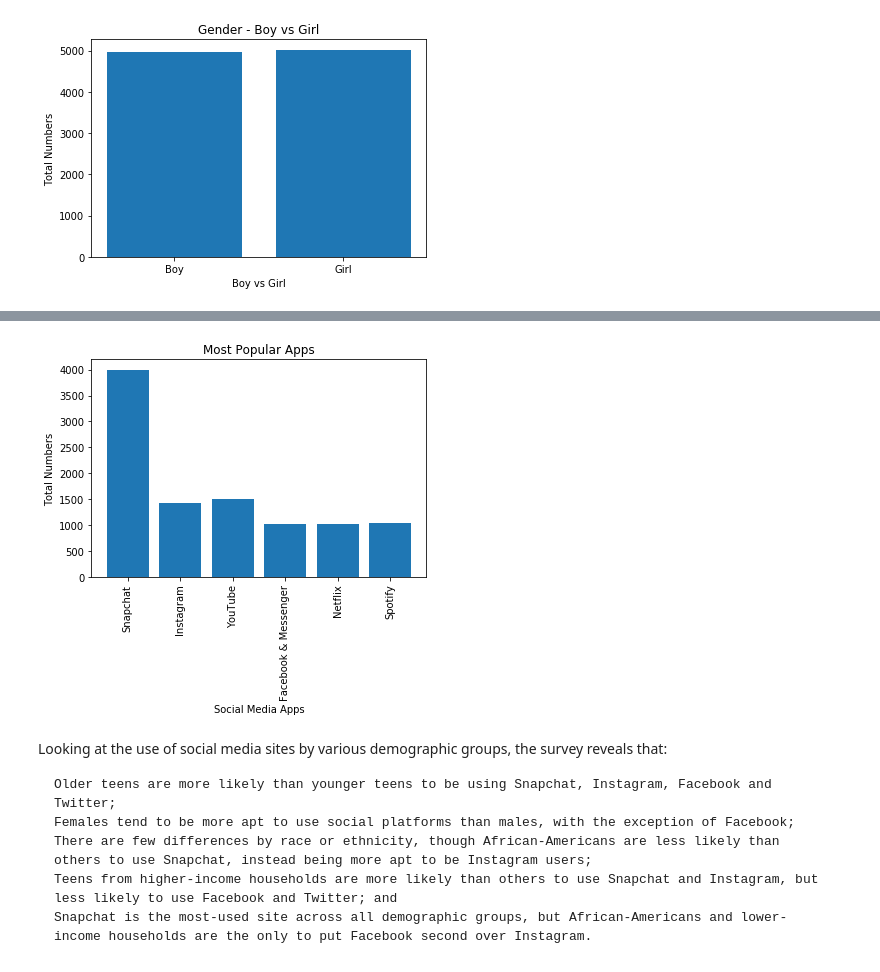
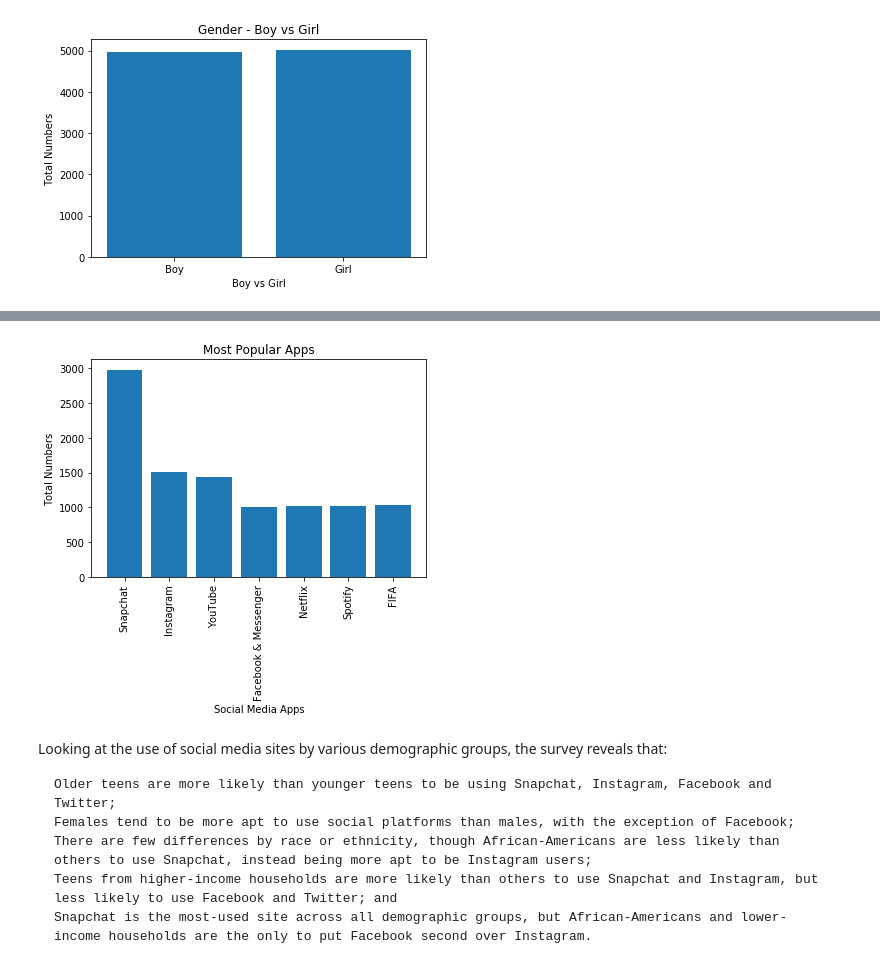
Before and after one commit to HenkT28/Programming_For_Data_Analysis_Project, a Jupyter notebook: Programming_For_Data_Analysis_Project.ipynb, the cells around one changed output, grey strips where cells are left out. Saved outputs shown, nothing was run; the diff lists cells and outputs as text; code cells hidden in the pictures.

Commit message:
Added few more plots.

```diff
--- a/Programming_For_Data_Analysis_Project.ipynb
+++ b/Programming_For_Data_Analysis_Project.ipynb
@@ -747,26 +852,26 @@ Number of unique values in the App array:
 # %%
 # Create Apps list - 6 Apps
 # number_apps = [393, 146, 154, 105, 103,  99]
 # number_apps = [71, 50, 47, 33, 25, 24]
-number_apps = [3998, 1430, 1502, 1015, 1016, 1039]
+number_apps = [2982, 1503, 1441, 1004, 1015, 1016, 1039]
 
 # Order of operations
-barchart_names = ('Snapchat', 'Instagram', 'YouTube', 'Facebook & Messenger', 'Netflix', 'Spotify')
+barchart_names = ('Snapchat', 'Instagram', 'YouTube', 'Facebook & Messenger', 'Netflix', 'Spotify', 'FIFA')
 
 # Create bar names
 y_pos = np.arange(len(barchart_names))
 plt.bar(y_pos, number_apps)
 
 # Create names on the x-axis
 plt.xticks(y_pos, barchart_names, rotation = 'vertical')
 plt.xlabel('Social Media Apps', fontweight='normal', color = 'black')
 
 # Create names on the y-axis
 plt.ylabel("Total Numbers")
 plt.title("Most Popular Apps")
 plt.show()
 # %% [output]
-[figure, old version]
+[figure, new version]
 # %% [markdown]
 Looking at the use of social media sites by various demographic groups, the survey reveals that:
 
```
Also changed, not shown: parts of 61 cells of this notebook, 1 other file.
